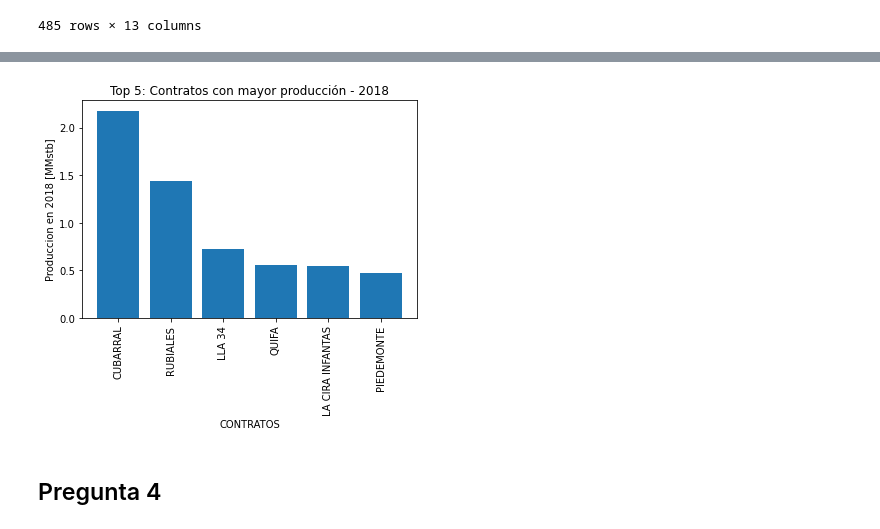
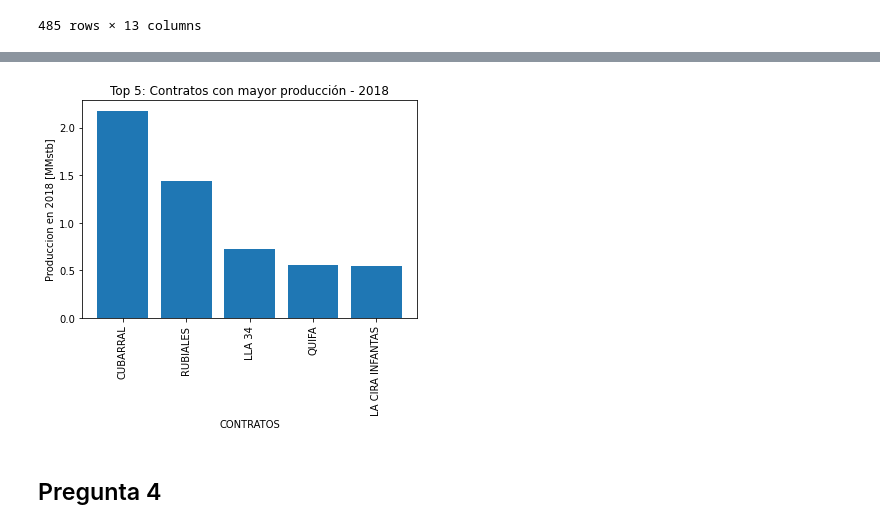
Before and after one commit to yoi23/HackathonOG2020, a Jupyter notebook: importar_datos.ipynb, the cells around one changed output, grey strips where cells are left out. Cells and saved outputs as stored; diff of their text form; code cells hidden in the pictures.

```diff
--- a/importar_datos.ipynb
+++ b/importar_datos.ipynb
@@ -257,18 +250,18 @@ query3.head()
 # %%
 # Grafica - Pregunta 3:
 top = 5 # Top 5 - CONTRATOS Productores en 2020
 
-query3.index[0:top+1]
-query3['total'].values[0:top+1]
-plt.bar(query3.index[0:top+1],query3['total'].values[0:top+1]/1E6)
+query3.index[0:top]
+query3['total'].values[0:top]
+plt.bar(query3.index[0:top],query3['total'].values[0:top]/1E6)
 
-plt.xticks(query3.index[0:top+1],fontsize = 10, rotation = 'vertical')
+plt.xticks(query3.index[0:top],fontsize = 10, rotation = 'vertical')
 plt.xlabel('CONTRATOS')
 plt.ylabel('Produccion en 2018 [MMstb]')
 plt.title('Top 5: Contratos con mayor producción - 2018')
 plt.show()
 # %% [output]
-[figure, old version]
+[figure, new version]
 # %% [markdown]
 ## Pregunta 4
 # %%
```
Also changed, not shown: parts of 15 cells of this notebook.
